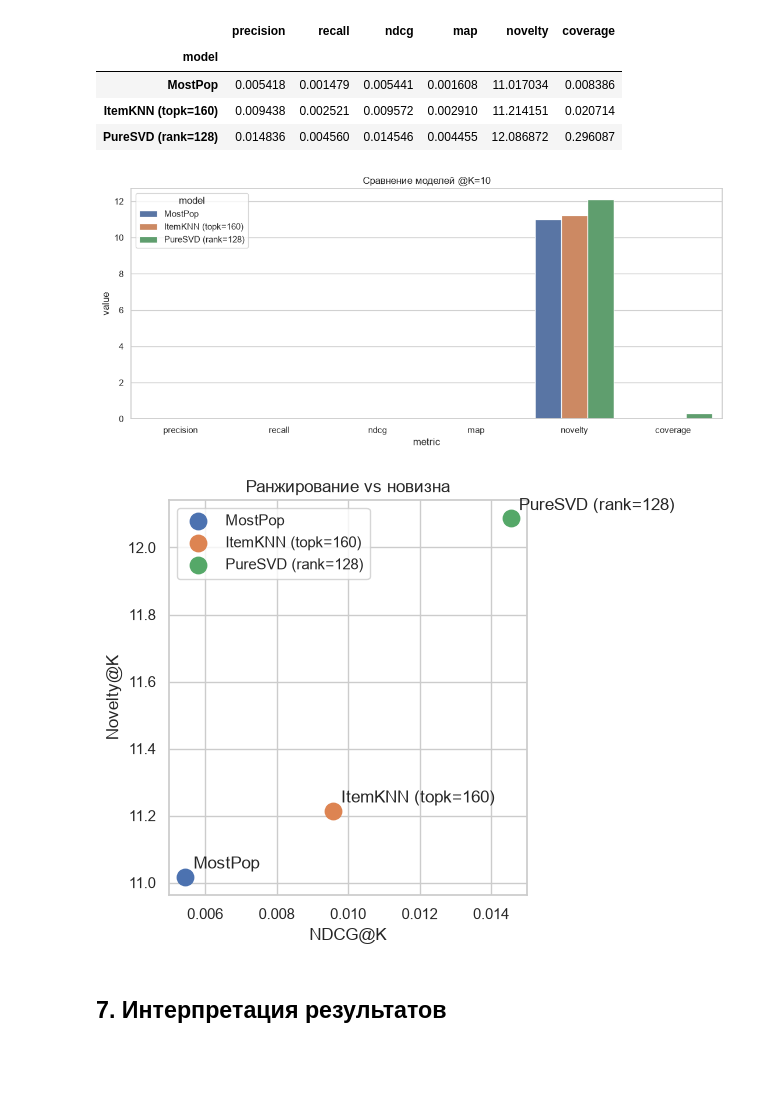
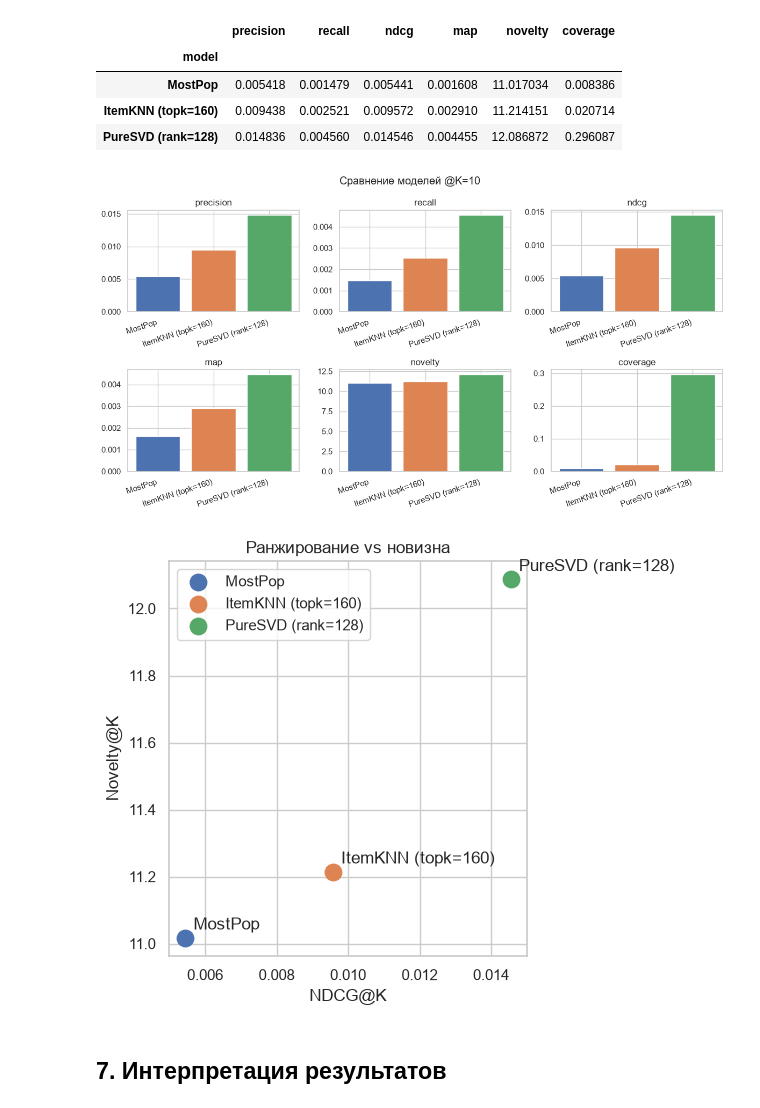
Before and after one commit to the-student-of-school-366/DataAnalysis, a Jupyter notebook: lab2/lab2.ipynb, the cells around one changed output. Saved outputs shown, nothing was run; the diff lists cells and outputs as text; code cells hidden in the pictures; blank space fills up the shorter version.

```diff
--- a/lab2/lab2.ipynb
+++ b/lab2/lab2.ipynb
@@ -693,25 +693,30 @@ PureSVD (rank=128) {'precision': 0.01484, 'recall': 0.00456, 'ndcg': 0.01455, 'm
 | ItemKNN (topk=160) | 0.009438 | 0.002521 | 0.009572 | 0.002910 | 11.214151 | 0.020714 |
 | PureSVD (rank=128) | 0.014836 | 0.004560 | 0.014546 | 0.004455 | 12.086872 | 0.296087 |
 # %%
-plot_df = results_df.reset_index().melt(id_vars="model", var_name="metric", value_name="value")
-fig, ax = plt.subplots(figsize=(11, 5))
-sns.barplot(data=plot_df, x="metric", y="value", hue="model", ax=ax)
-ax.set_title(f"Сравнение моделей @K={K}")
+fig, axes = plt.subplots(2, 3, figsize=(12, 6.5))
+palette = sns.color_palette("deep", n_colors=len(results_df))
+for ax, metric in zip(axes.ravel(), results_df.columns):
+    ax.bar(range(len(results_df)), results_df[metric], color=palette)
+    ax.set_xticks(range(len(results_df)))
+    ax.set_xticklabels(results_df.index, rotation=18, ha="right")
+    ax.set_title(metric)
+    ax.set_ylabel("")
+fig.suptitle(f"Сравнение моделей @K={K}")
 plt.tight_layout()
 plt.show()
 
 fig, ax = plt.subplots(figsize=(6, 5))
 for model, r in results_df.iterrows():
     ax.scatter(r["ndcg"], r["novelty"], s=140, label=model)
     ax.annotate(model, (r["ndcg"], r["novelty"]), textcoords="offset points", xytext=(6, 6))
 ax.set_xlabel("NDCG@K")
 ax.set_ylabel("Novelty@K")
 ax.set_title("Ранжирование vs новизна")
 ax.legend()
 plt.tight_layout()
 plt.show()
 # %% [output]
-[figure, old version]
+[figure, new version]
 [figure]
 # %% [markdown]
 ## 7. Интерпретация результатов
```
